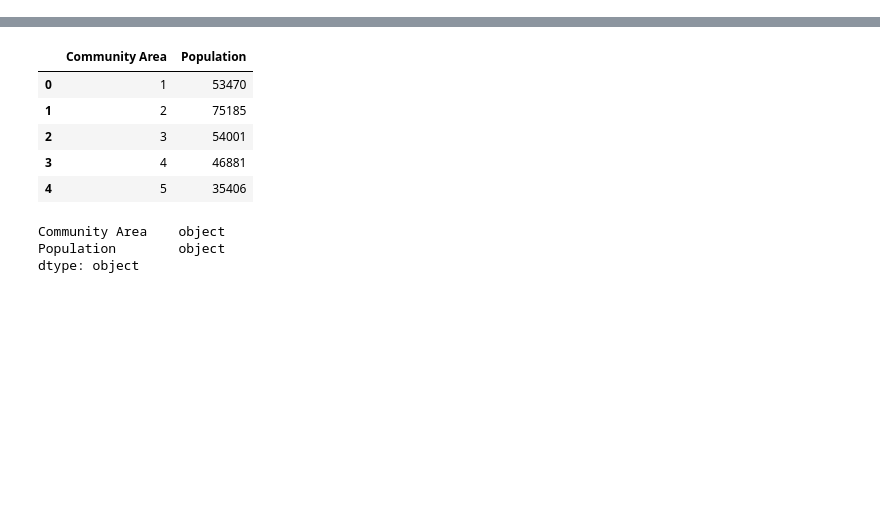
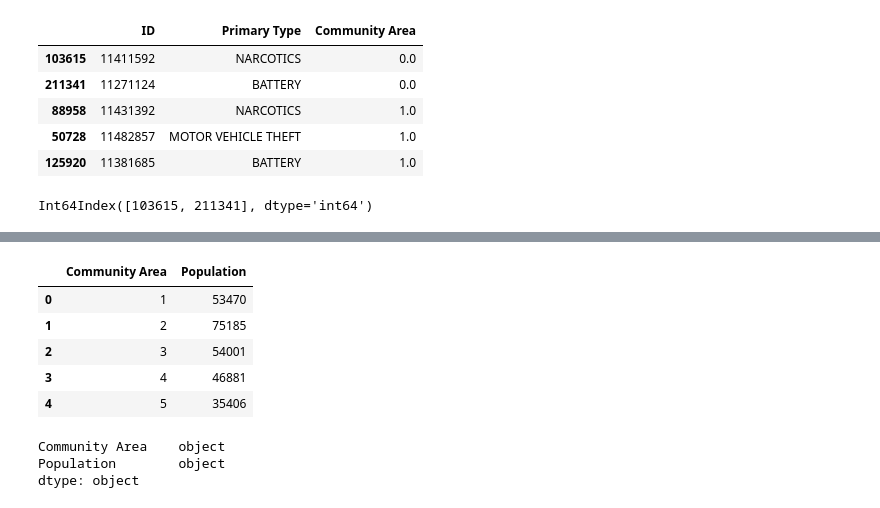
Before and after one commit to chell0011/MMA1, a Jupyter notebook: ETL/ETL.ipynb, the cells around one changed output, grey strips where cells are left out. Drawn from its saved outputs; the diff is of its cells as text; code cells hidden in the pictures; blank space fills up the shorter version.

```diff
--- a/ETL/ETL.ipynb
+++ b/ETL/ETL.ipynb
@@ -162,0 +123,16 @@ grouped_crime_df.head()
+# %%
+#Presence of zeroes in 'Community Area' must be dealt with -- this value is nonsensical and is equaivalent to NA
+df_crime_condense.sort_values('Community Area').head()
+# %% [output]
+|  | ID | Primary Type | Community Area |
+| 103615 | 11411592 | NARCOTICS | 0.0 |
+| 211341 | 11271124 | BATTERY | 0.0 |
+| 88958 | 11431392 | NARCOTICS | 1.0 |
+| 50728 | 11482857 | MOTOR VEHICLE THEFT | 1.0 |
+| 125920 | 11381685 | BATTERY | 1.0 |
+# %%
+#Find indices where 'Community Area' = 0
+variable = df_crime_condense[df_crime_condense["Community Area"]==0].index
+variable
+# %% [output]
+Int64Index([103615, 211341], dtype='int64')
```
Also changed, not shown: parts of 49 cells of this notebook.
